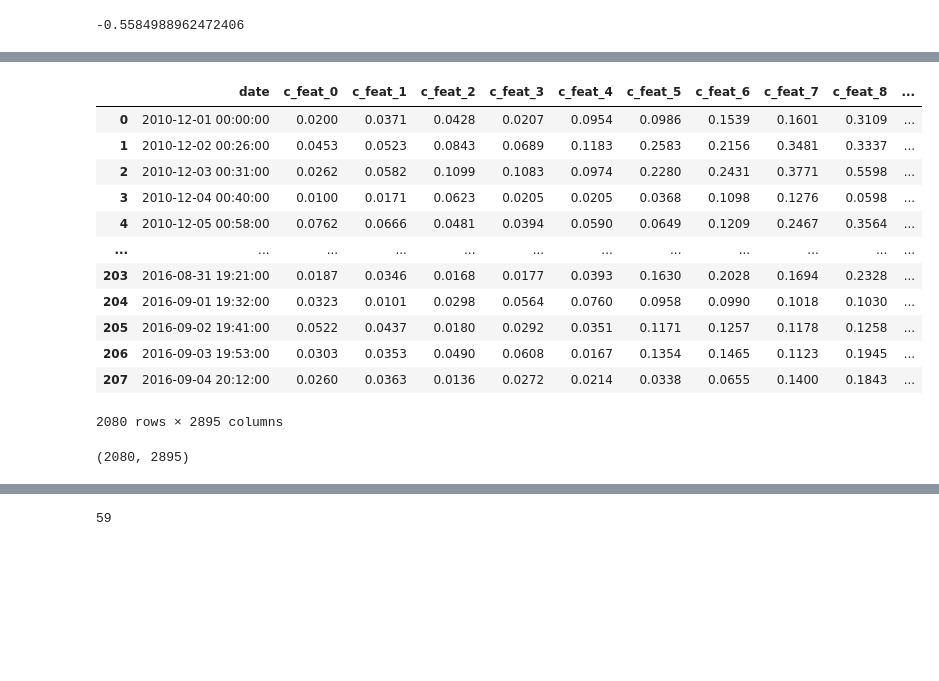
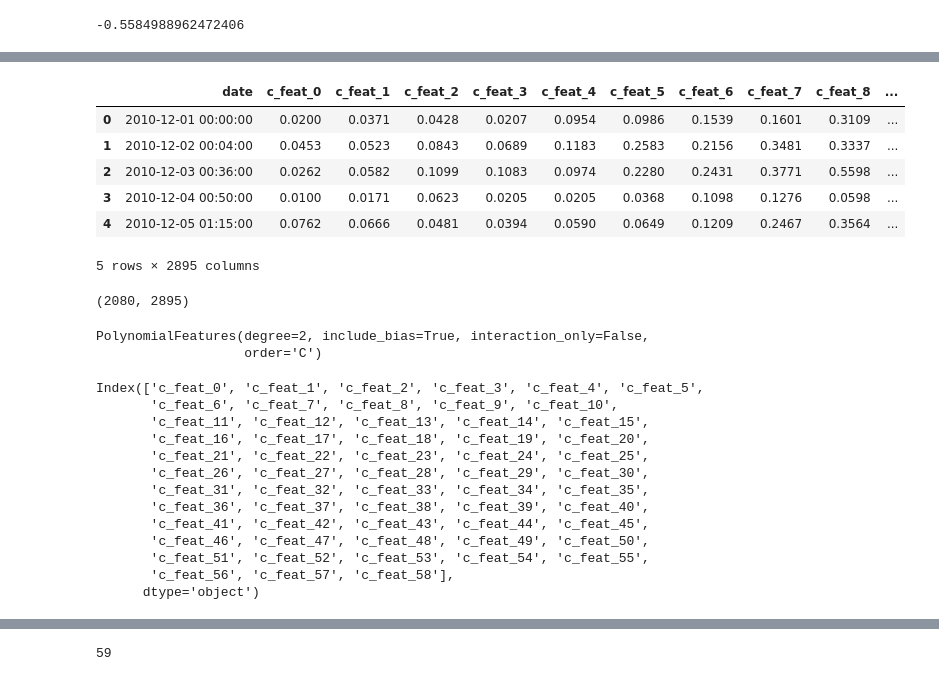
Before and after one commit to virf96/Basico, a Jupyter notebook: Copia_de_Ingeniería_Variables.ipynb, the cells around one changed output, grey strips where cells are left out. Drawn from its saved outputs; the diff is of its cells as text; code cells hidden in the pictures; blank space fills up the shorter version.

```diff
--- a/Copia_de_Ingeniería_Variables.ipynb
+++ b/Copia_de_Ingeniería_Variables.ipynb
@@ -8,0 +11,2 @@ df.duplicated().sum()
+# %%
+df=pd.read_csv("/content/drive/My Drive/datasets/feat_ing.csv")
@@ -22,0 +21,3 @@ Name: date, dtype: object
+# %%
+#Transformamos la variable a fecha
+df.date=pd.to_datetime(df.date, dayfirst = True)
@@ -246,21 +299,15 @@ for col in variables:
         df[f"{col}_t-{i+1}"] = df[f"{col}"].shift(i+1)
         df[f"{col}_pct_{i+1}"] = df[f"{col}"].pct_change(i+1)
 # %%
-df
+df.head(5)
 # %% [output]
 |  | date | c_feat_0 | c_feat_1 | c_feat_2 | c_feat_3 | c_feat_4 | c_feat_5 | c_feat_6 | c_feat_7 | c_feat_8 | ... |
 | 0 | 2010-12-01 00:00:00 | 0.0200 | 0.0371 | 0.0428 | 0.0207 | 0.0954 | 0.0986 | 0.1539 | 0.1601 | 0.3109 | ... |
-| 1 | 2010-12-02 00:26:00 | 0.0453 | 0.0523 | 0.0843 | 0.0689 | 0.1183 | 0.2583 | 0.2156 | 0.3481 | 0.3337 | ... |
-| 2 | 2010-12-03 00:31:00 | 0.0262 | 0.0582 | 0.1099 | 0.1083 | 0.0974 | 0.2280 | 0.2431 | 0.3771 | 0.5598 | ... |
-| 3 | 2010-12-04 00:40:00 | 0.0100 | 0.0171 | 0.0623 | 0.0205 | 0.0205 | 0.0368 | 0.1098 | 0.1276 | 0.0598 | ... |
-| 4 | 2010-12-05 00:58:00 | 0.0762 | 0.0666 | 0.0481 | 0.0394 | 0.0590 | 0.0649 | 0.1209 | 0.2467 | 0.3564 | ... |
-| ... | ... | ... | ... | ... | ... | ... | ... | ... | ... | ... | ... |
-| 203 | 2016-08-31 19:21:00 | 0.0187 | 0.0346 | 0.0168 | 0.0177 | 0.0393 | 0.1630 | 0.2028 | 0.1694 | 0.2328 | ... |
-| 204 | 2016-09-01 19:32:00 | 0.0323 | 0.0101 | 0.0298 | 0.0564 | 0.0760 | 0.0958 | 0.0990 | 0.1018 | 0.1030 | ... |
-| 205 | 2016-09-02 19:41:00 | 0.0522 | 0.0437 | 0.0180 | 0.0292 | 0.0351 | 0.1171 | 0.1257 | 0.1178 | 0.1258 | ... |
-| 206 | 2016-09-03 19:53:00 | 0.0303 | 0.0353 | 0.0490 | 0.0608 | 0.0167 | 0.1354 | 0.1465 | 0.1123 | 0.1945 | ... |
-| 207 | 2016-09-04 20:12:00 | 0.0260 | 0.0363 | 0.0136 | 0.0272 | 0.0214 | 0.0338 | 0.0655 | 0.1400 | 0.1843 | ... |
+| 1 | 2010-12-02 00:04:00 | 0.0453 | 0.0523 | 0.0843 | 0.0689 | 0.1183 | 0.2583 | 0.2156 | 0.3481 | 0.3337 | ... |
+| 2 | 2010-12-03 00:36:00 | 0.0262 | 0.0582 | 0.1099 | 0.1083 | 0.0974 | 0.2280 | 0.2431 | 0.3771 | 0.5598 | ... |
+| 3 | 2010-12-04 00:50:00 | 0.0100 | 0.0171 | 0.0623 | 0.0205 | 0.0205 | 0.0368 | 0.1098 | 0.1276 | 0.0598 | ... |
+| 4 | 2010-12-05 01:15:00 | 0.0762 | 0.0666 | 0.0481 | 0.0394 | 0.0590 | 0.0649 | 0.1209 | 0.2467 | 0.3564 | ... |
-2080 rows × 2895 columns
+5 rows × 2895 columns
 # %%
 df.shape
 # %% [output]
@@ -270,2 +320,5 @@ from sklearn.preprocessing import PolynomialFeatures
 # %%
-poly = PolynomialFeatures(2)
+poly
+# %% [output]
+PolynomialFeatures(degree=2, include_bias=True, interaction_only=False,
+                   order='C')
@@ -274,2 +325,19 @@ va
+# %%
+#Será aplicado a las siguientes variable spara crear nuevas
+variables
+# %% [output]
+Index(['c_feat_0', 'c_feat_1', 'c_feat_2', 'c_feat_3', 'c_feat_4', 'c_feat_5',
+       'c_feat_6', 'c_feat_7', 'c_feat_8', 'c_feat_9', 'c_feat_10',
+       'c_feat_11', 'c_feat_12', 'c_feat_13', 'c_feat_14', 'c_feat_15',
+       'c_feat_16', 'c_feat_17', 'c_feat_18', 'c_feat_19', 'c_feat_20',
+       'c_feat_21', 'c_feat_22', 'c_feat_23', 'c_feat_24', 'c_feat_25',
+       'c_feat_26', 'c_feat_27', 'c_feat_28', 'c_feat_29', 'c_feat_30',
+       'c_feat_31', 'c_feat_32', 'c_feat_33', 'c_feat_34', 'c_feat_35',
+       'c_feat_36', 'c_feat_37', 'c_feat_38', 'c_feat_39', 'c_feat_40',
+       'c_feat_41', 'c_feat_42', 'c_feat_43', 'c_feat_44', 'c_feat_45',
+       'c_feat_46', 'c_feat_47', 'c_feat_48', 'c_feat_49', 'c_feat_50',
+       'c_feat_51', 'c_feat_52', 'c_feat_53', 'c_feat_54', 'c_feat_55',
+       'c_feat_56', 'c_feat_57', 'c_feat_58'],
+      dtype='object')
 # %%
 df_pol = poly.fit_transform(df[variables])
```
Also changed, not shown: parts of 39 cells of this notebook.
